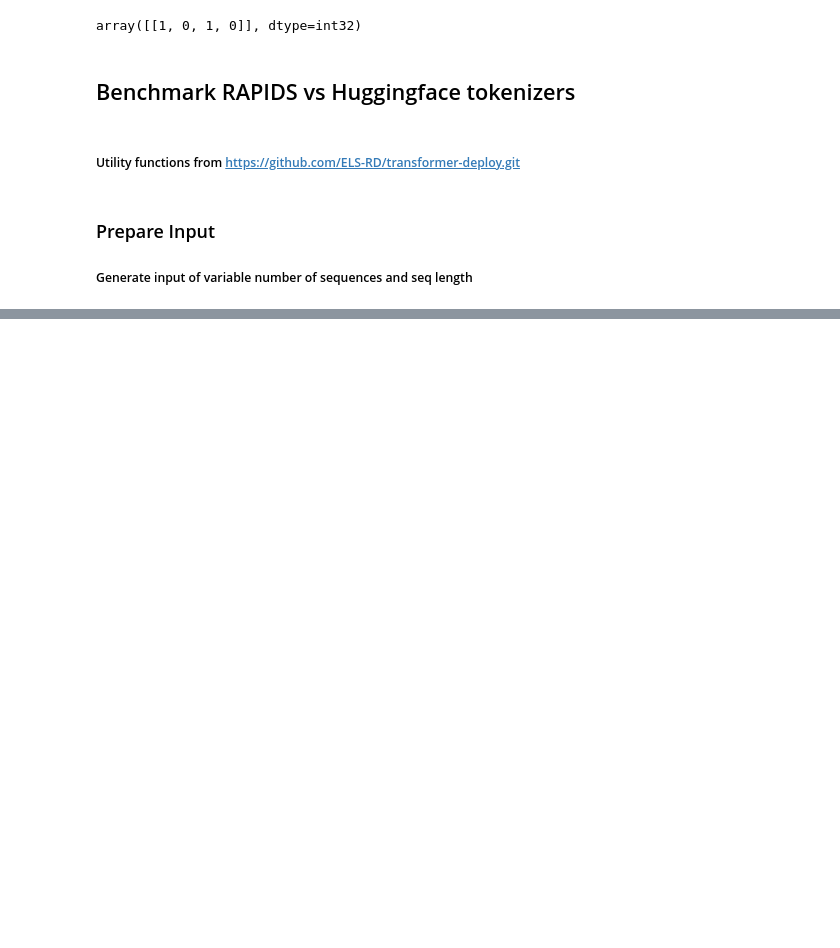
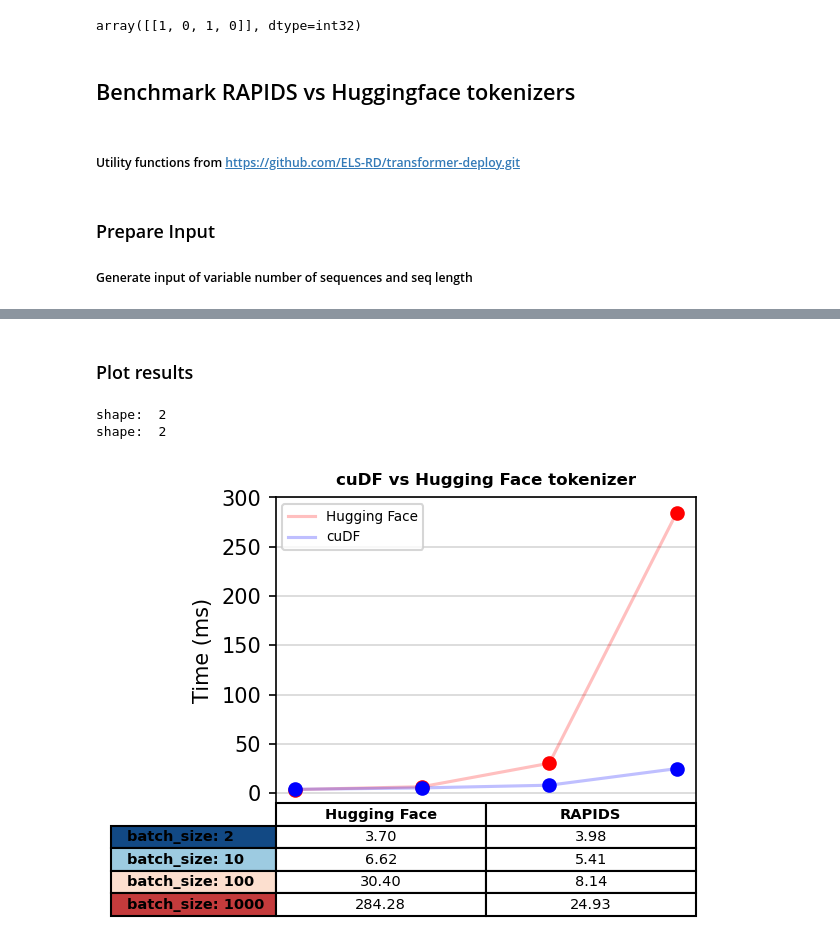
Before and after one commit to ertkonuk/rapids-examples, a Jupyter notebook: rapids_triton_example/triton_client_benchmarks.ipynb, the cells around one changed output, grey strips where cells are left out. Drawn from its saved outputs; the diff is of its cells as text; code cells hidden in the pictures; blank space fills up the shorter version.

```diff
--- a/rapids_triton_example/triton_client_benchmarks.ipynb
+++ b/rapids_triton_example/triton_client_benchmarks.ipynb
@@ -449,3 +345,18 @@ def plot_results(data, num_seqs, val_range, title='cuDF vs Huggingface', columns
 
     plt.legend(legend, fontsize=6.5)
     plt.show()
+# %% [markdown]
+### Plot results
+# %%
+
+# cuDF vs Hugging Face: tokenization
+value_range = np.arange(0, 350, 50)
+plotdata_pre = np.concatenate((huggingface_pre_times, rapids_pre_times), axis=1)
+title = 'cuDF vs Hugging Face tokenizer'
+columns = ('Hugging Face', 'RAPIDS')
+legend=['Hugging Face', 'cuDF']
+plot_results(plotdata_pre, num_seqs, value_range, title, columns, legend, figsize=(4,3))
+# %% [output]
+shape:  2
+shape:  2
+[figure, added]
```
Also changed, not shown: parts of 20 cells of this notebook.
